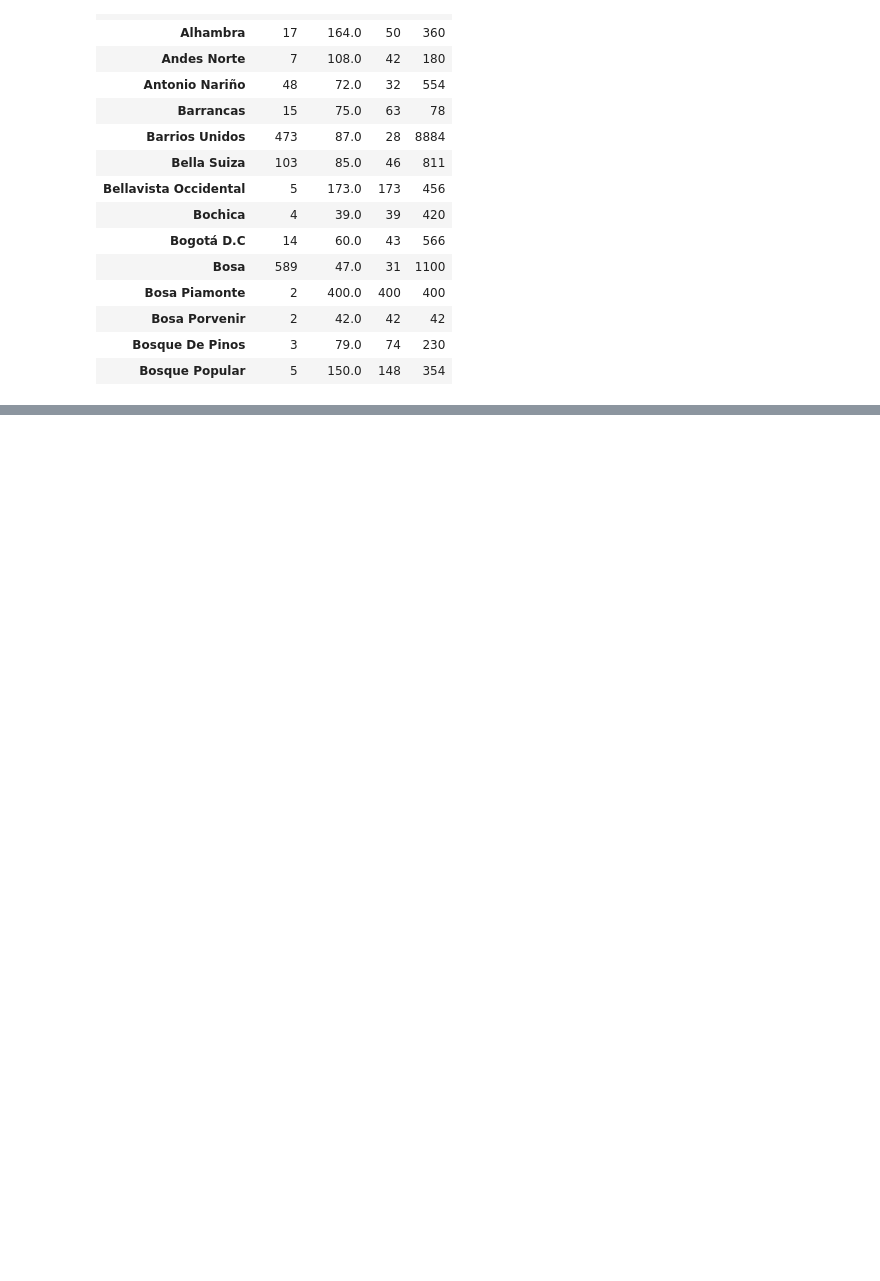
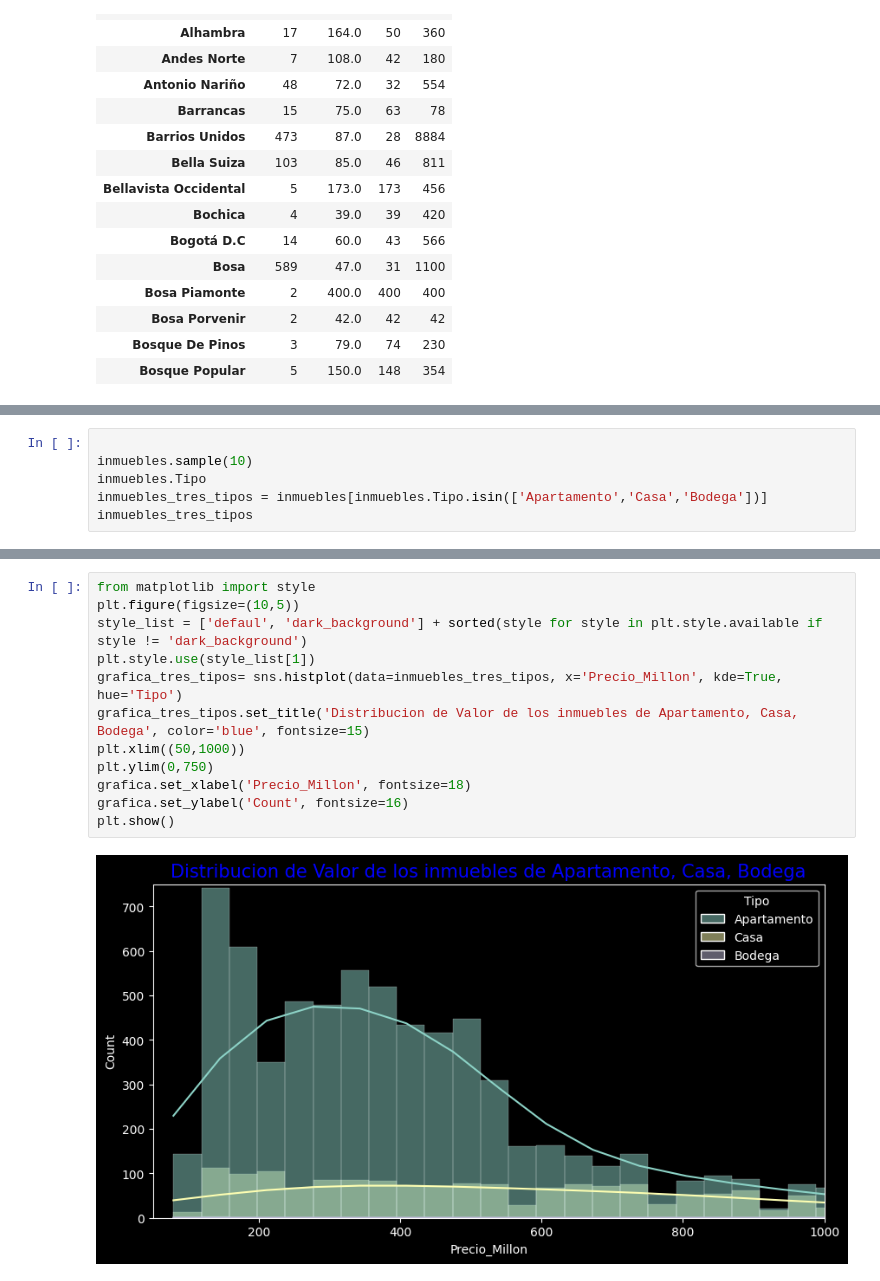
Before and after one commit to JorgeQuiroga07/Inmersion_de_Datos_Python, a Jupyter notebook: INMERSION_DATOS_AULA_1_QUIROGA_JORGE.ipynb, the cells around one changed output, grey strips where cells are left out. Drawn from its saved outputs; the diff is of its cells as text; blank space fills up the shorter version.

```diff
--- a/INMERSION_DATOS_AULA_1_QUIROGA_JORGE.ipynb
+++ b/INMERSION_DATOS_AULA_1_QUIROGA_JORGE.ipynb
@@ -239,0 +439,6 @@ Datos_estadistico.head(15)
+# %%
+
+inmuebles.sample(10)
+inmuebles.Tipo
+inmuebles_tres_tipos = inmuebles[inmuebles.Tipo.isin(['Apartamento','Casa','Bodega'])]
+inmuebles_tres_tipos
@@ -239,0 +459,14 @@ Datos_estadistico.head(15)
+# %%
+from matplotlib import style
+plt.figure(figsize=(10,5))
+style_list = ['defaul', 'dark_background'] + sorted(style for style in plt.style.available if style != 'dark_background')
+plt.style.use(style_list[1])
+grafica_tres_tipos= sns.histplot(data=inmuebles_tres_tipos, x='Precio_Millon', kde=True, hue='Tipo')
+grafica_tres_tipos.set_title('Distribucion de Valor de los inmuebles de Apartamento, Casa, Bodega', color='blue', fontsize=15)
+plt.xlim((50,1000))
+plt.ylim(0,750)
+grafica.set_xlabel('Precio_Millon', fontsize=18)
+grafica.set_ylabel('Count', fontsize=16)
+plt.show()
+# %% [output]
+[figure, added]
```
Also changed, not shown: parts of 25 cells of this notebook.
